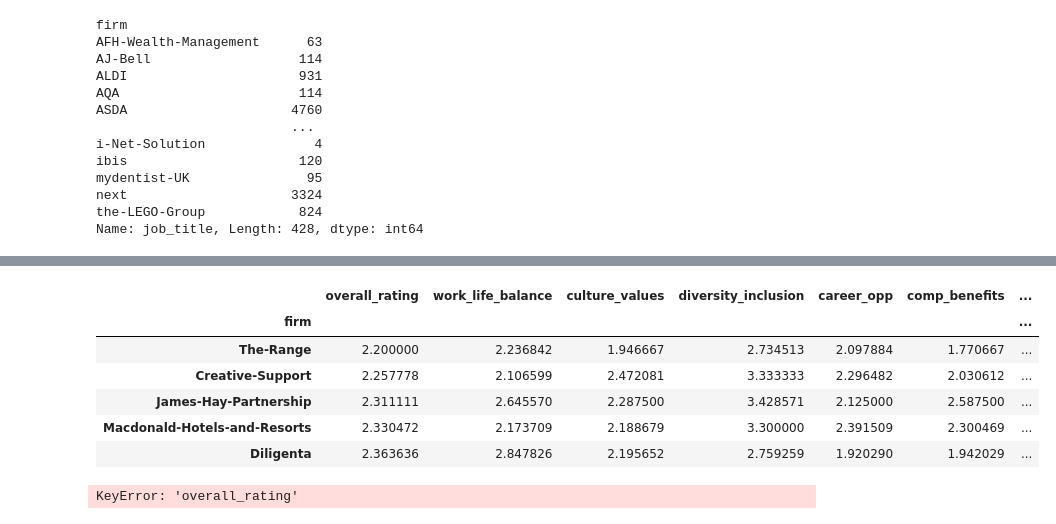
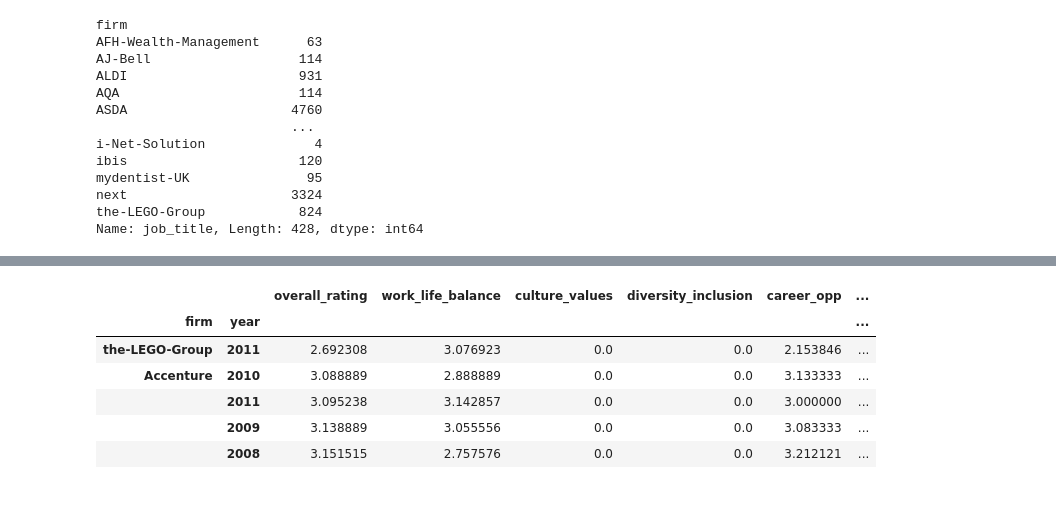
Before and after one commit to NidhiMehrotra22/Project_1_TEAM4, a Jupyter notebook: Project-1_The Greatest Job Satisfaction Soiree-checkpoint.ipynb, the cells around one changed output, grey strips where cells are left out. Drawn from its saved outputs; the diff is of its cells as text; code cells hidden in the pictures.

```diff
--- a/Project-1_The Greatest Job Satisfaction Soiree-checkpoint.ipynb
+++ b/Project-1_The Greatest Job Satisfaction Soiree-checkpoint.ipynb
@@ -167,0 +146,5 @@ wlb_fill_na_df
+# %%
+# VG - isolated the two companies to be reviewed. We chose Accenture & LEGO
+
+firm_reviews = file_clean.loc[(file_clean["firm"]== "Accenture") | (file_clean["firm"]== "the-LEGO-Group")]
+firm_reviews
@@ -167,0 +165,6 @@ wlb_fill_na_df
+# %%
+# VG - Groupby company name & year, showing all years of review
+firm_group_year = firm_reviews.groupby(["firm", "year"])
+
+
+firm_group_year.head()
@@ -167,0 +185,6 @@ wlb_fill_na_df
+# %%
+# VG - Get the mean for each of the criteria being analysed & replace NAN values with 0
+company_ratings = firm_group_year["overall_rating","work_life_balance","culture_values","diversity_inclusion","career_opp","comp_benefits","senior_mgmt"].mean()
+company_ratings = company_ratings.fillna(0)
+
+company_ratings
@@ -168,5 +296,5 @@ wlb_fill_na_df
 # %%
-# VG - Top rated firm (overall rating)
-top_firms = wlb_fill_na_df.sort_values("overall_rating", ascending = False)
-top_firms.head()
+# VG - most successfully rated years (overall rating)
+best_yrs = company_ratings.sort_values("overall_rating", ascending = False)
+best_yrs.head(10)
 # %% [output]
@@ -180,18 +313,13 @@ top_firms.head()
 # %%
-# VG - Bottom rated firms
-bottom_firms = top_firms.tail()
-bottom_firms = bottom_firms.sort_values('overall_rating')
-bottom_firms.head()
+# VG - least successfully rated years (overall rating)
+low_yrs = best_yrs.tail()
+low_yrs = low_yrs.sort_values('overall_rating')
+low_yrs.head()
 # %% [output]
-|  | overall_rating | work_life_balance | culture_values | diversity_inclusion | career_opp | comp_benefits | ... |
-| firm |  |  |  |  |  |  | ... |
-| The-Range | 2.200000 | 2.236842 | 1.946667 | 2.734513 | 2.097884 | 1.770667 | ... |
-| Creative-Support | 2.257778 | 2.106599 | 2.472081 | 3.333333 | 2.296482 | 2.030612 | ... |
-| James-Hay-Partnership | 2.311111 | 2.645570 | 2.287500 | 3.428571 | 2.125000 | 2.587500 | ... |
-| Macdonald-Hotels-and-Resorts | 2.330472 | 2.173709 | 2.188679 | 3.300000 | 2.391509 | 2.300469 | ... |
-| Diligenta | 2.363636 | 2.847826 | 2.195652 | 2.759259 | 1.920290 | 1.942029 | ... |
+|  |  | overall_rating | work_life_balance | culture_values | diversity_inclusion | career_opp | ... |
+| firm | year |  |  |  |  |  | ... |
+| the-LEGO-Group | 2011 | 2.692308 | 3.076923 | 0.0 | 0.0 | 2.153846 | ... |
+| Accenture | 2010 | 3.088889 | 2.888889 | 0.0 | 0.0 | 3.133333 | ... |
+|  | 2011 | 3.095238 | 3.142857 | 0.0 | 0.0 | 3.000000 | ... |
+|  | 2009 | 3.138889 | 3.055556 | 0.0 | 0.0 | 3.083333 | ... |
+|  | 2008 | 3.151515 | 2.757576 | 0.0 | 0.0 | 3.212121 | ... |
-# %%
-employer_rating["overall_rating"] = employer_rating.groupby()
-employer_rating
-# %% [output]
-KeyError: 'overall_rating'
```
Also changed, not shown: parts of 26 cells of this notebook, 2 other files.
